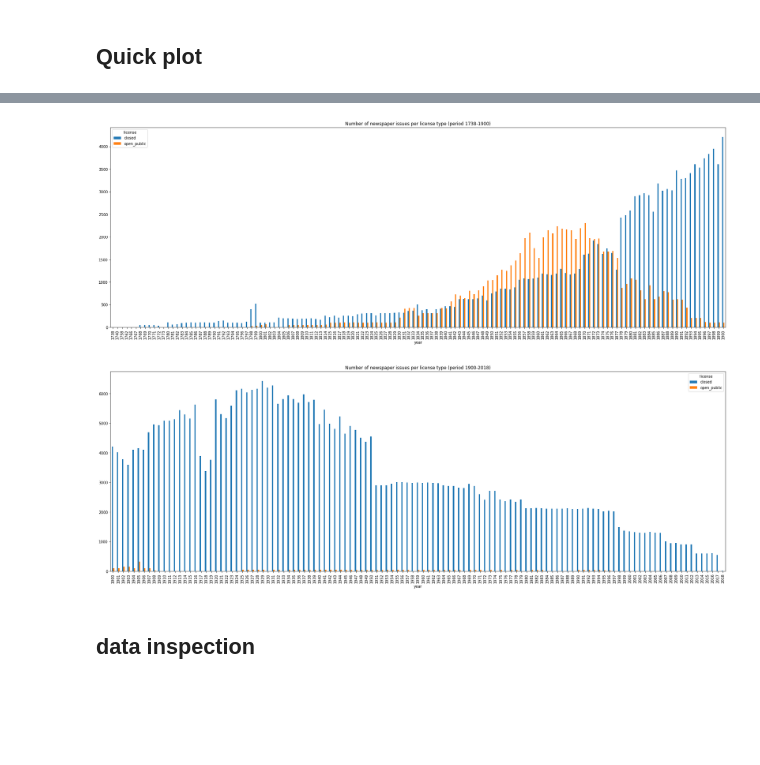
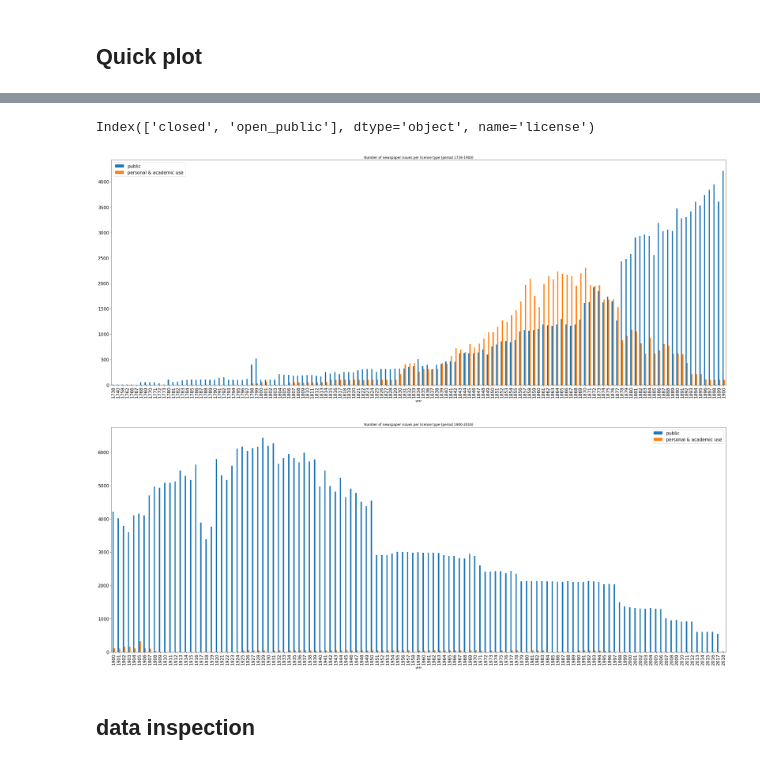
Before and after one commit to impresso/impresso-data-sanitycheck, a Jupyter notebook: notebooks/contentitem-stats-rebuilt.ipynb, the cells around one changed output, grey strips where cells are left out. Cells and saved outputs as stored; diff of their text form; code cells hidden in the pictures; blank space fills up the shorter version.

```diff
--- a/notebooks/contentitem-stats-rebuilt.ipynb
+++ b/notebooks/contentitem-stats-rebuilt.ipynb
@@ -980,5 +1148,12 @@ import matplotlib
+# %%
+plt.rc('figure', titlesize=18)
+plt.rc('legend', fontsize=16)    # legend fontsize
+plt.rcParams['legend.title_fontsize'] = 17
 # %%
 import pandas as pd
 # %%
-df = pd.read_pickle('../../impresso-processing/data/issue_license_by_year.pkl')
+df = pd.read_pickle(
+    #'../../impresso-processing/data/issue_license_by_year.pkl'
+    "/home/romanell/Downloads/test-corpus-stats/issue_license_by_year.pkl"
+)
 # %%
@@ -1001,12 +1168,17 @@ df
 # %%
 df.index = df.index.astype('int')
 # %%
-df.plot?
+df.columns
+# %% [output]
+Index(['closed', 'open_public'], dtype='object', name='license')
+# %%
+df.columns = ["public", "personal & academic use"]
 # %%
 ax = df.loc[1738:1900].plot(
     kind='bar',
-    figsize=(30,10),
+    figsize=(40,15),
+    fontsize=16,
     title='Number of newspaper issues per license type (period 1738-1900)'
 )
 # %% [output]
-[figure, old version]
+[figure, new version]
@@ -1015,8 +1198,9 @@ ax.get_figure().savefig('/home/romanell/Downloads/plot1.png', dpi=300)
 # %%
 ax1 = df.loc[1900:].plot(
     kind='bar',
-    figsize=(30,10),
+    figsize=(40,15),
+    fontsize=16,
     title='Number of newspaper issues per license type (period 1900-2018)'
 )
 # %% [output]
-[figure, old version]
+[figure, new version]
```
Also changed, not shown: parts of 53 cells of this notebook, 4 other files.
